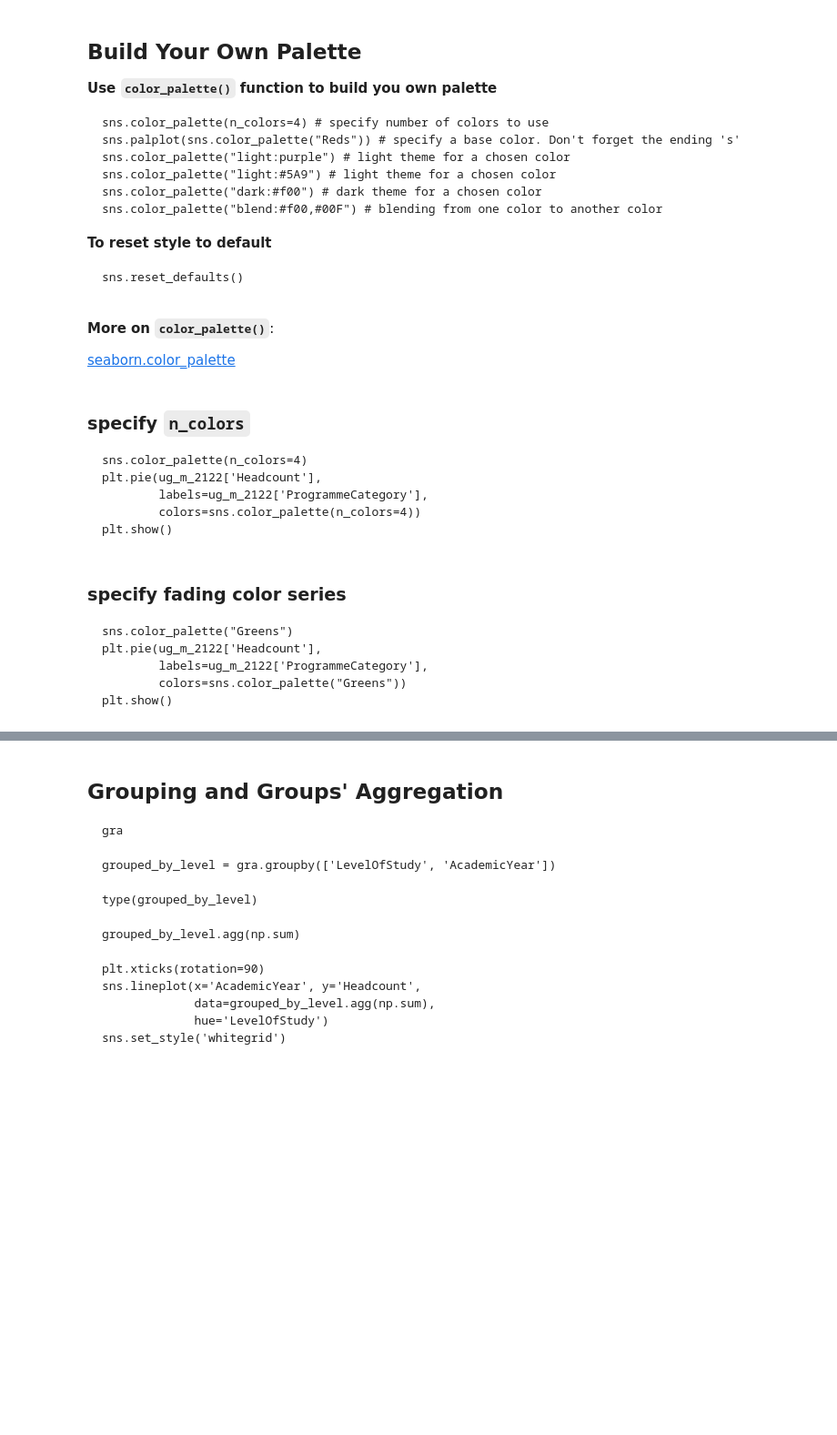
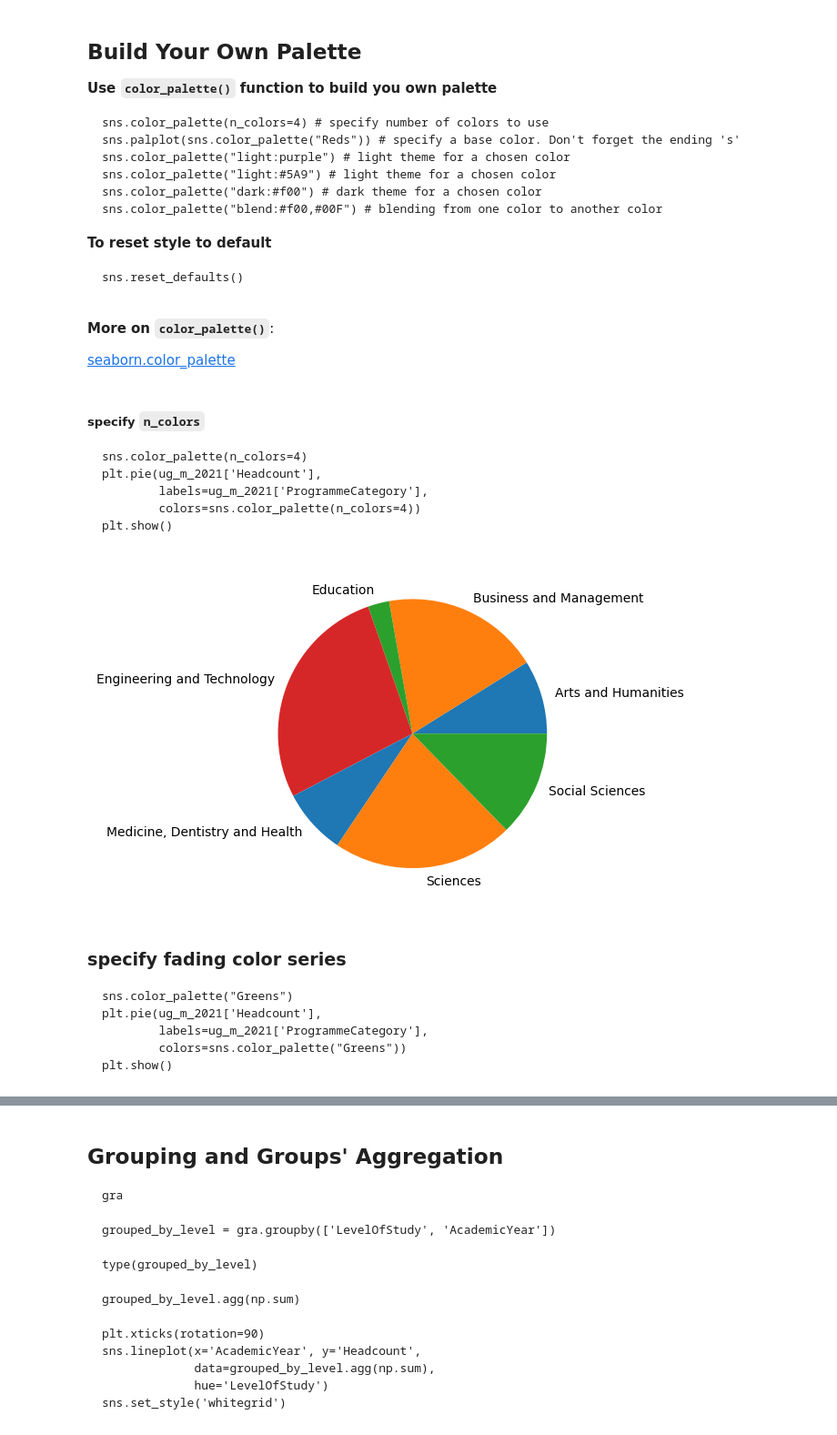
Before and after one commit to ngsanluk/PythonInter, a Jupyter notebook: Day2.ipynb, the cells around one changed output, grey strips where cells are left out. Shown at 91% size. Cells and saved outputs as stored; diff of their text form; code cells hidden in the pictures; blank space fills up the shorter version.

````diff
--- a/Day2.ipynb
+++ b/Day2.ipynb
@@ -537,28 +835,30 @@ sns.reset_defaults()
 
 [seaborn.color_palette](https://seaborn.pydata.org/generated/seaborn.color_palette.html#seaborn.color_palette)
 # %% [markdown]
-### specify `n_colors`
+##### specify `n_colors`
 
 ```
 sns.color_palette(n_colors=4)
-plt.pie(ug_m_2122['Headcount'],
-        labels=ug_m_2122['ProgrammeCategory'],
+plt.pie(ug_m_2021['Headcount'],
+        labels=ug_m_2021['ProgrammeCategory'],
         colors=sns.color_palette(n_colors=4))
 plt.show()
 ```
 # %%
 sns.color_palette(n_colors=4)
-plt.pie(ug_m_2122['Headcount'],
-        labels=ug_m_2122['ProgrammeCategory'],
+plt.pie(ug_m_2021['Headcount'],
+        labels=ug_m_2021['ProgrammeCategory'],
         colors=sns.color_palette(n_colors=4))
 plt.show()
+# %% [output]
+[figure, added]
 # %% [markdown]
 ### specify fading color series
 
 ```
 sns.color_palette("Greens")
-plt.pie(ug_m_2122['Headcount'],
-        labels=ug_m_2122['ProgrammeCategory'],
+plt.pie(ug_m_2021['Headcount'],
+        labels=ug_m_2021['ProgrammeCategory'],
         colors=sns.color_palette("Greens"))
 plt.show()
 ```
````
Also changed, not shown: parts of 148 cells of this notebook, 1 other file.
